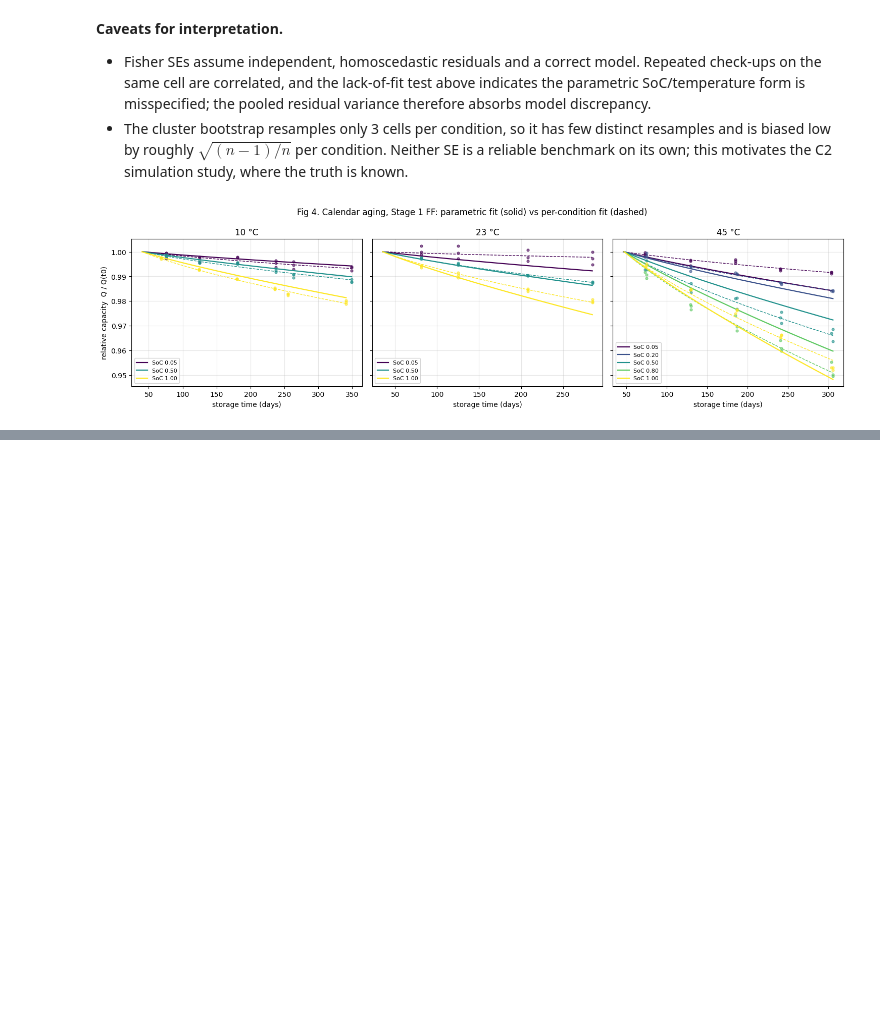
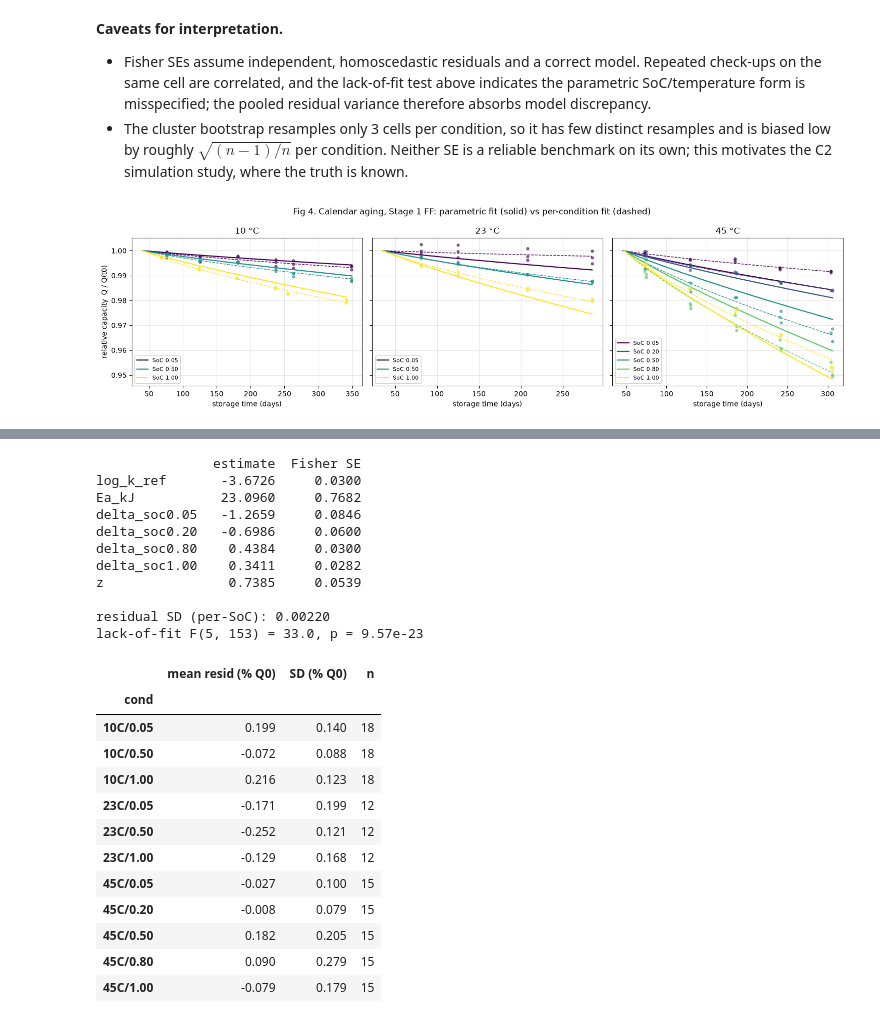
Before and after one commit to vulnicuranium/thesis-oed, a Jupyter notebook: notebooks/04_calendar_fit.ipynb, the cells around one changed output, grey strips where cells are left out. Drawn from its saved outputs; the diff is of its cells as text; code cells hidden in the pictures; blank space fills up the shorter version.

```diff
--- a/notebooks/04_calendar_fit.ipynb
+++ b/notebooks/04_calendar_fit.ipynb
@@ -172,0 +181,52 @@ plt.show()
+# %%
+# Per-SoC-level fit vs saturated model: re-run lack-of-fit F-test
+import sys
+sys.path.insert(0, "../src")
+import numpy as np
+import pandas as pd
+from scipy import stats
+from calendar_model import *
+
+d = load_calendar("../data/processed/capacity_rpt.parquet", stage=1, sampling="FF")
+conds = sorted(d["cond"].unique())
+lv = soc_levels(d)
+names = soc_param_names(lv)
+x0 = np.r_[np.log(0.02), 30.0, np.zeros(len(lv)), 0.6]
+
+fl = fit(predict_soc_levels, d, x0, levels=lv)
+fs = fit(predict_saturated, d, np.r_[np.full(len(conds), np.log(0.02)), 0.6], conds=conds)
+
+print(pd.DataFrame({"estimate": fl["theta"], "Fisher SE": np.sqrt(np.diag(fl["cov"]))}, index=names).round(4))
+print(f"\nresidual SD (per-SoC): {np.sqrt(fl['rss'] / (fl['n'] - fl['p'])):.5f}")
+df1, df2 = fs["p"] - fl["p"], fs["n"] - fs["p"]
+F = ((fl["rss"] - fs["rss"]) / df1) / (fs["rss"] / df2)
+print(f"lack-of-fit F({df1}, {df2}) = {F:.1f}, p = {stats.f.sf(F, df1, df2):.2e}")
+
+d["resid"] = fl["resid"]                                    # predicted minus observed
+(d.groupby("cond")["resid"].agg(["mean", "std", "size"]) * [100, 100, 1]).round(3).rename(
+    columns={"mean": "mean resid (% Q0)", "std": "SD (% Q0)", "size": "n"})
+# %% [output]
+               estimate  Fisher SE
+log_k_ref       -3.6726     0.0300
+Ea_kJ           23.0960     0.7682
+delta_soc0.05   -1.2659     0.0846
+delta_soc0.20   -0.6986     0.0600
+delta_soc0.80    0.4384     0.0300
+delta_soc1.00    0.3411     0.0282
+z                0.7385     0.0539
+
+residual SD (per-SoC): 0.00220
+lack-of-fit F(5, 153) = 33.0, p = 9.57e-23
+|  | mean resid (% Q0) | SD (% Q0) | n |
+| cond |  |  |  |
+| 10C/0.05 | 0.199 | 0.140 | 18 |
+| 10C/0.50 | -0.072 | 0.088 | 18 |
+| 10C/1.00 | 0.216 | 0.123 | 18 |
+| 23C/0.05 | -0.171 | 0.199 | 12 |
+| 23C/0.50 | -0.252 | 0.121 | 12 |
+| 23C/1.00 | -0.129 | 0.168 | 12 |
+| 45C/0.05 | -0.027 | 0.100 | 15 |
+| 45C/0.20 | -0.008 | 0.079 | 15 |
+| 45C/0.50 | 0.182 | 0.205 | 15 |
+| 45C/0.80 | 0.090 | 0.279 | 15 |
+| 45C/1.00 | -0.079 | 0.179 | 15 |
```
Also changed, not shown: parts of 9 cells of this notebook, 4 other files.
